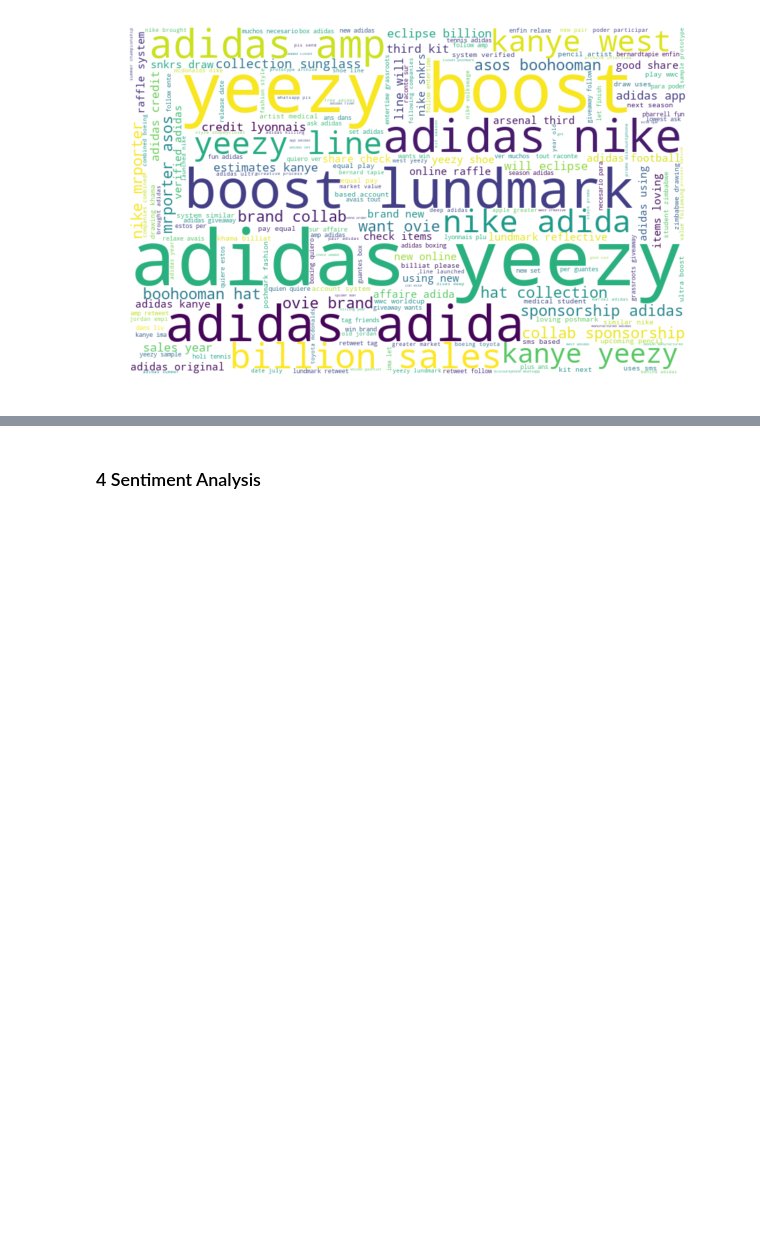
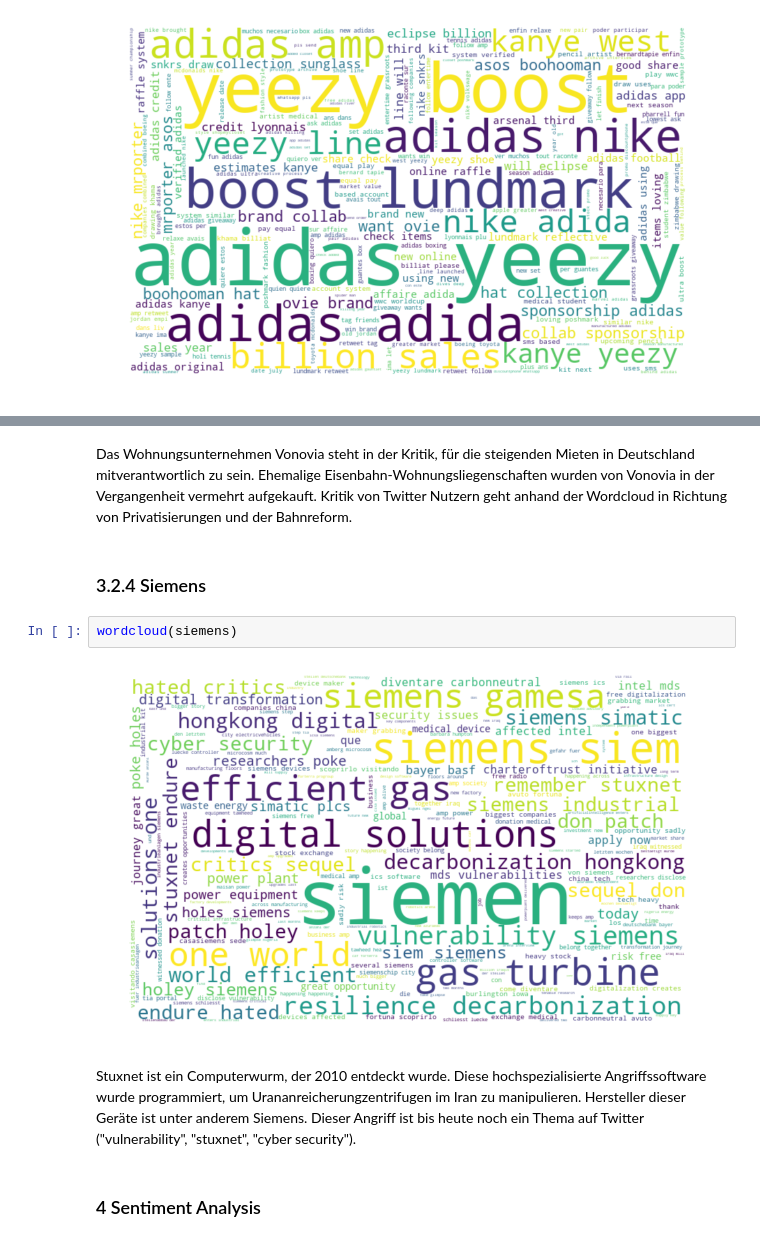
Before and after one commit to spreusler/Text-Mining-Tweets-Sentiment-Wordcloud, a Jupyter notebook: Text_Mining_with_Tweets.ipynb, the cells around one changed output, grey strips where cells are left out. Drawn from its saved outputs; the diff is of its cells as text; blank space fills up the shorter version.

```diff
--- a/Text_Mining_with_Tweets.ipynb
+++ b/Text_Mining_with_Tweets.ipynb
@@ -252,3 +286,13 @@ wordcloud(adidas)
+# %% [markdown]
+Das Wohnungsunternehmen Vonovia steht in der Kritik, für die steigenden Mieten in Deutschland mitverantwortlich zu sein. Ehemalige Eisenbahn-Wohnungsliegenschaften wurden von Vonovia in der Vergangenheit vermehrt aufgekauft. Kritik von Twitter Nutzern geht anhand der Wordcloud in Richtung von Privatisierungen und der Bahnreform.
+# %% [markdown]
+### 3.2.4 Siemens
+# %%
+wordcloud(siemens)
+# %% [output]
+[figure, added]
+# %% [markdown]
+Stuxnet ist ein Computerwurm, der 2010 entdeckt wurde. Diese hochspezialisierte Angriffssoftware wurde programmiert, um Urananreicherungzentrifugen im Iran zu manipulieren. Hersteller dieser Geräte ist unter anderem Siemens. Dieser Angriff ist bis heute noch ein Thema auf Twitter ("vulnerability", "stuxnet", "cyber security").
 # %% [markdown]
 ### 4 Sentiment Analysis
 # %%
```
Also changed, not shown: parts of 10 cells of this notebook.
